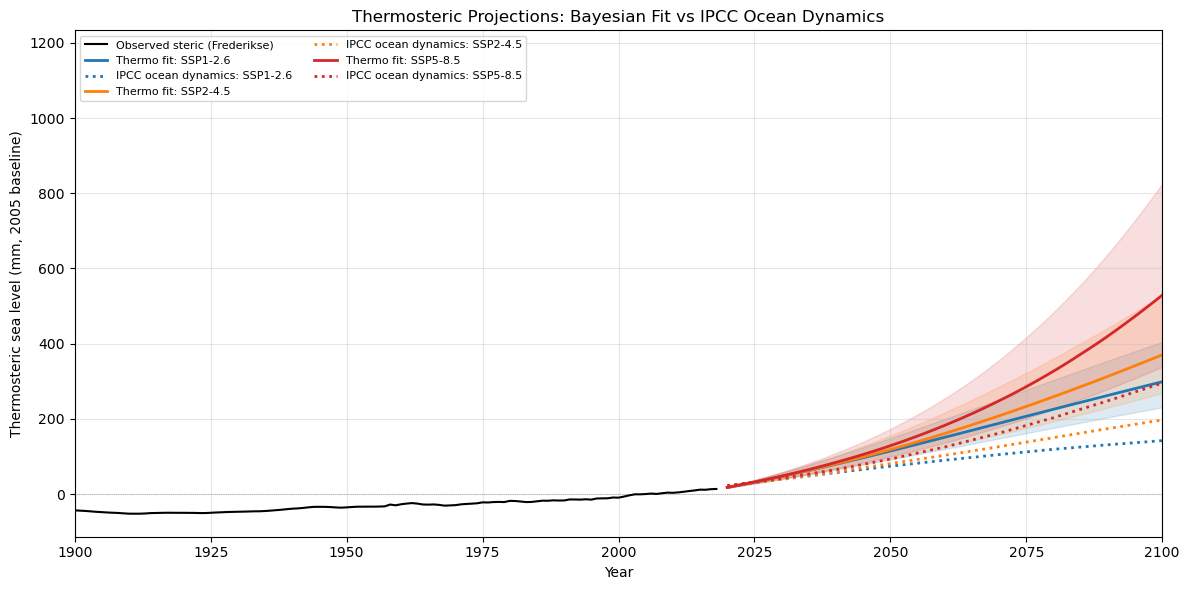
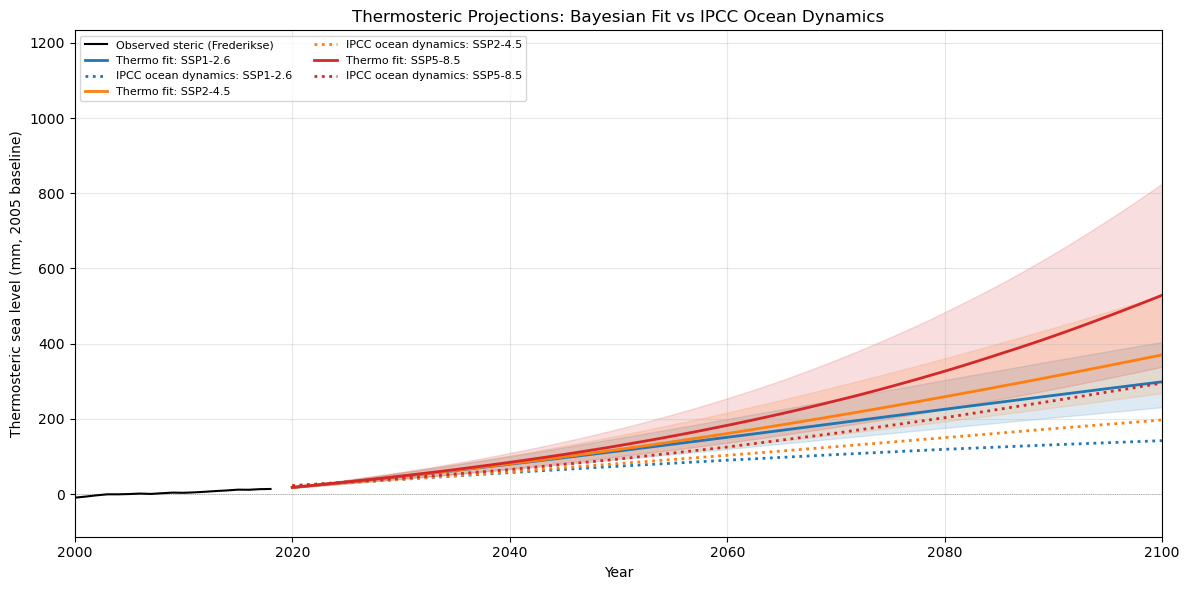
Unified diff of the notebook cell whose output changed from the first chart to the second:
--- before
+++ after
@@ -38,5 +38,5 @@
 ax.axhline(0, color='gray', ls=':', lw=0.5)
 ax.grid(True, alpha=0.3)
-ax.set_xlim(1900, 2100)
+ax.set_xlim(2000, 2100)
 
 plt.tight_layout()
@@ -44,3 +44,3 @@
             bbox_inches='tight')
 plt.show()
-print('Saved: component_stage1_projections.png')
+#print('Saved: component_stage1_projections.png')

Commit: building component summation